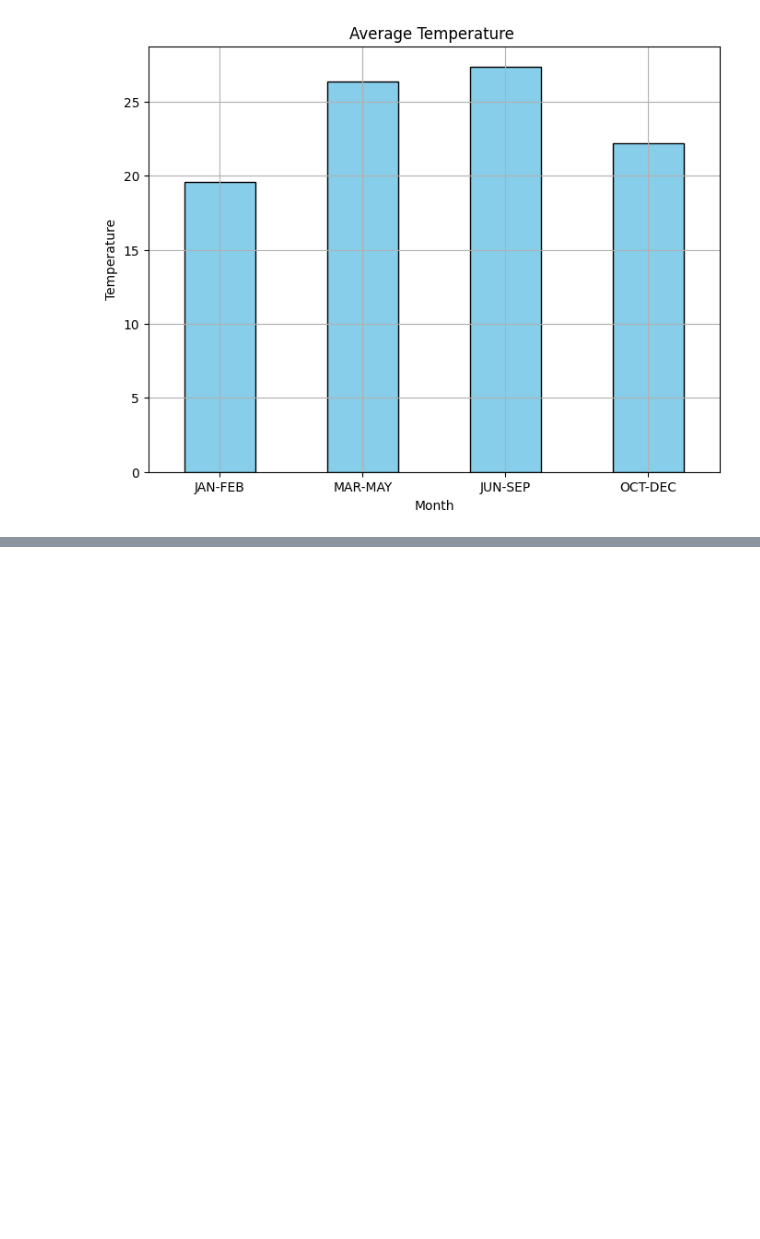
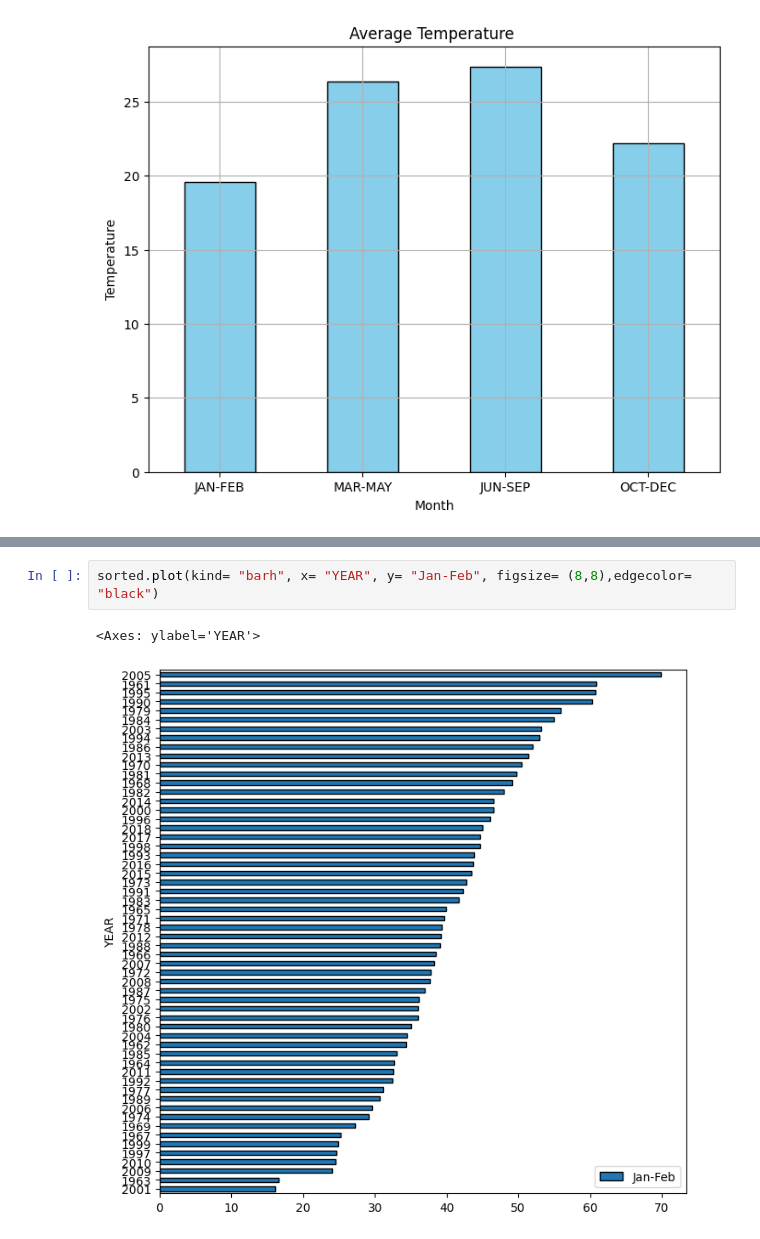
Before and after one commit to Pamela1005/Machine-learning-, a Jupyter notebook: India's Rainfall.ipynb, the cells around one changed output, grey strips where cells are left out. Saved outputs shown, nothing was run; the diff lists cells and outputs as text; blank space fills up the shorter version.

```diff
--- a/India's Rainfall.ipynb
+++ b/India's Rainfall.ipynb
@@ -206,0 +222,5 @@ average.plot(
+# %%
+sorted.plot(kind= "barh", x= "YEAR", y= "Jan-Feb", figsize= (8,8),edgecolor= "black")
+# %% [output]
+<Axes: ylabel='YEAR'>
+[figure, added]
```
Also changed, not shown: parts of 8 cells of this notebook.
